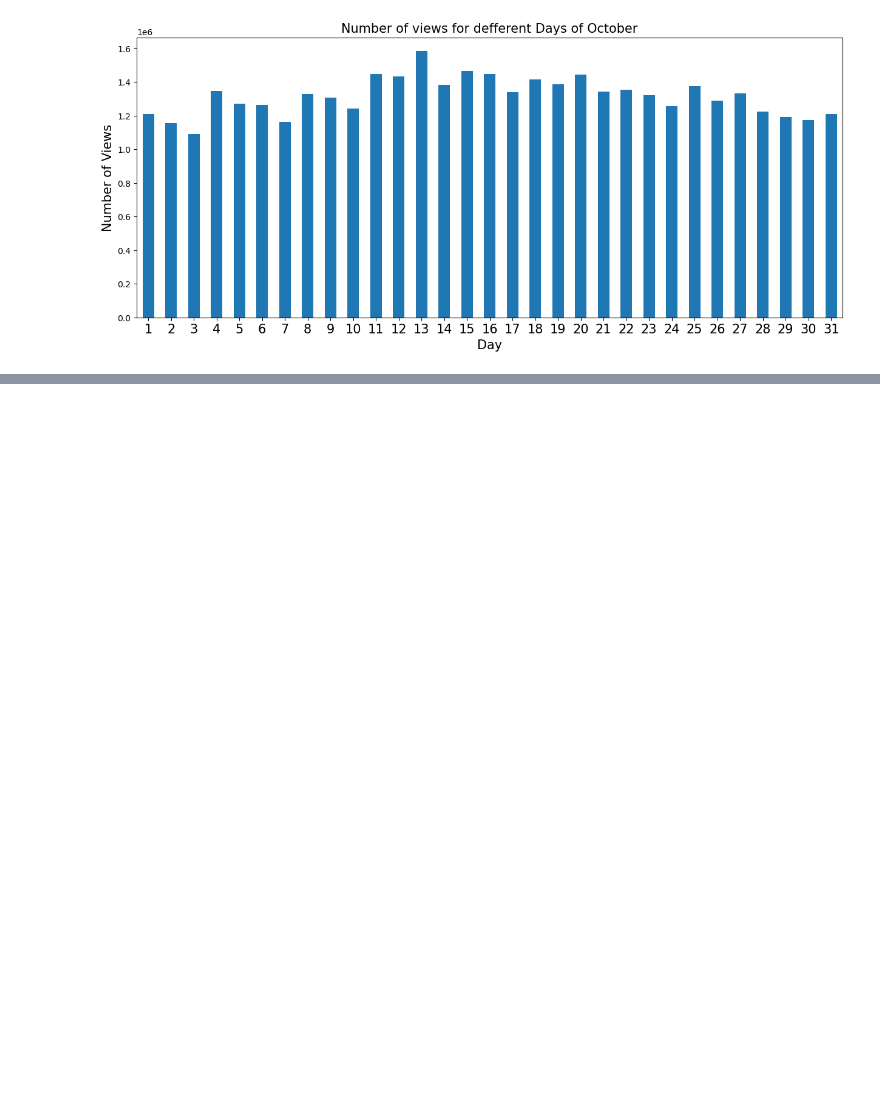
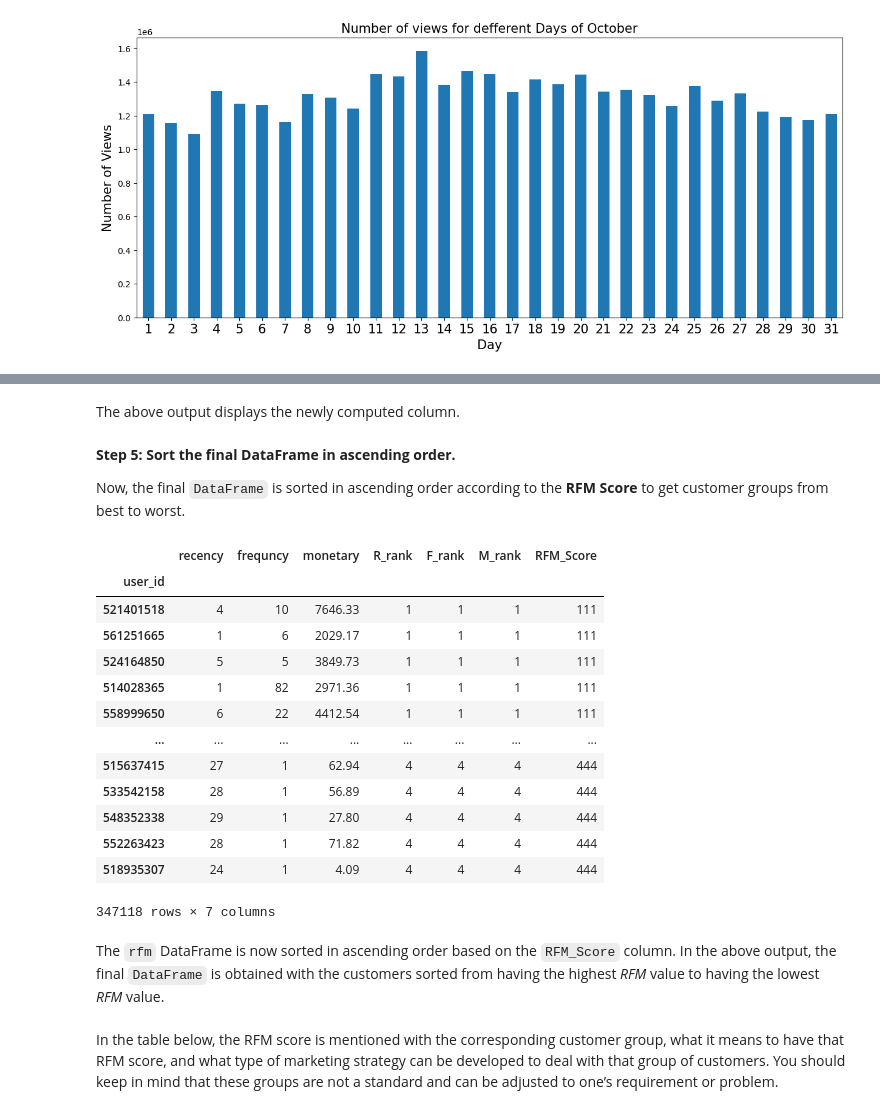
Before and after one commit to ZobaerIslam/Customer-Behavior-Analysis, a Jupyter notebook: customer_behavior_analysis.ipynb, the cells around one changed output, grey strips where cells are left out. Cells and saved outputs as stored; diff of their text form; code cells hidden in the pictures; blank space fills up the shorter version.

```diff
--- a/customer_behavior_analysis.ipynb
+++ b/customer_behavior_analysis.ipynb
@@ -419,0 +607,30 @@ According  to the above analysis, the top brands all include mobile and mobile a
+# %% [markdown]
+The above output displays the newly computed column.
+# %% [markdown]
+**Step 5: Sort the final DataFrame in ascending order.**
+
+Now, the final `DataFrame` is sorted in ascending order according to the **RFM Score** to get customer groups from best to worst.
+# %%
+# Sort the DataFrame by RFM_Score values
+rfm = rfm.sort_values('RFM_Score')
+
+rfm
+# %% [output]
+|  | recency | frequncy | monetary | R_rank | F_rank | M_rank | RFM_Score |
+| user_id |  |  |  |  |  |  |  |
+| 521401518 | 4 | 10 | 7646.33 | 1 | 1 | 1 | 111 |
+| 561251665 | 1 | 6 | 2029.17 | 1 | 1 | 1 | 111 |
+| 524164850 | 5 | 5 | 3849.73 | 1 | 1 | 1 | 111 |
+| 514028365 | 1 | 82 | 2971.36 | 1 | 1 | 1 | 111 |
+| 558999650 | 6 | 22 | 4412.54 | 1 | 1 | 1 | 111 |
+| ... | ... | ... | ... | ... | ... | ... | ... |
+| 515637415 | 27 | 1 | 62.94 | 4 | 4 | 4 | 444 |
+| 533542158 | 28 | 1 | 56.89 | 4 | 4 | 4 | 444 |
+| 548352338 | 29 | 1 | 27.80 | 4 | 4 | 4 | 444 |
+| 552263423 | 28 | 1 | 71.82 | 4 | 4 | 4 | 444 |
+| 518935307 | 24 | 1 | 4.09 | 4 | 4 | 4 | 444 |
+347118 rows × 7 columns
+# %% [markdown]
+The `rfm` DataFrame is now sorted in ascending order based on the `RFM_Score` column. In the above output, the final `DataFrame` is obtained with the customers sorted from having the highest *RFM* value to having the lowest *RFM* value.
+# %% [markdown]
+In the table below, the RFM score is mentioned with the corresponding customer group, what it means to have that RFM score, and what type of marketing strategy can be developed to deal with that group of customers. You should keep in mind that these groups are not a standard and can be adjusted to one’s requirement or problem.
```
Also changed, not shown: parts of 68 cells of this notebook, 1 other file.
